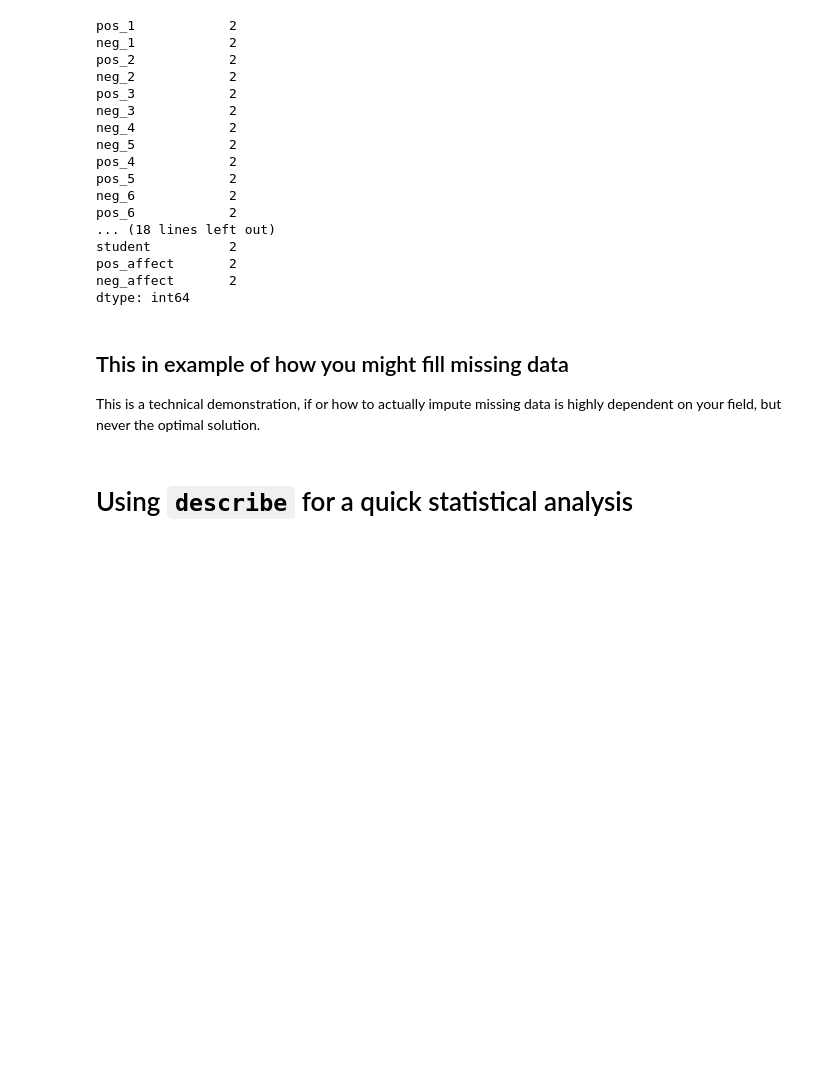
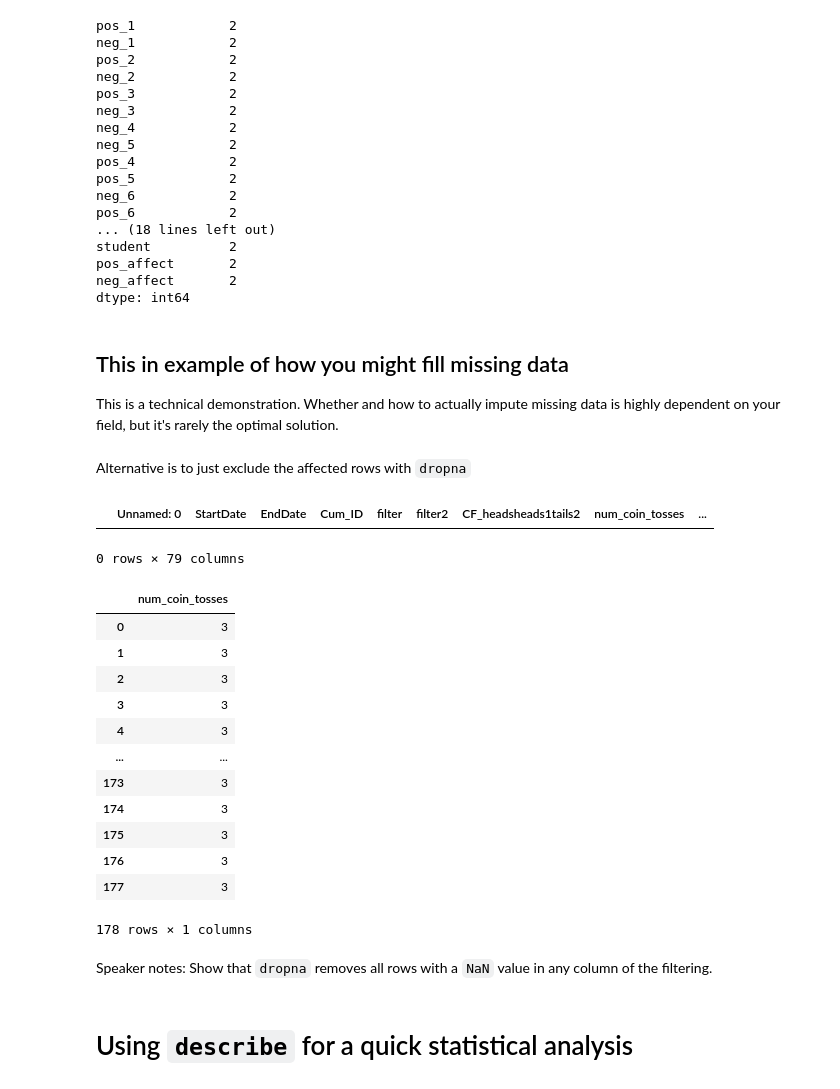
Before and after one commit to Niolon/DataAnalysisPython, a Jupyter notebook: Filled_Course/04_pandas.ipynb, the cells around one changed output. Drawn from its saved outputs; the diff is of its cells as text; code cells hidden in the pictures; blank space fills up the shorter version.

```diff
--- a/Filled_Course/04_pandas.ipynb
+++ b/Filled_Course/04_pandas.ipynb
@@ -353,10 +380,37 @@ neg_affect       2
 dtype: int64
 # %% [markdown]
 ## This in example of how you might fill missing data
-This is a technical demonstration, if or how to actually impute missing data is highly dependent on your field, but never the optimal solution.
+This is a technical demonstration. Whether and how to actually impute missing data is highly dependent on your field, but it's rarely the optimal solution.
 # %%
 # Fill missing numeric values with the median
 df.loc[:, ['age', 'edu']].fillna(df[['age', 'edu']].median(), inplace=True)
+# %% [markdown]
+Alternative is to just exclude the affected rows with `dropna`
+# %%
+# Demonstrate dropna on whole dataset
+df.dropna()
+# %% [output]
+|  | Unnamed: 0 | StartDate | EndDate | Cum_ID | filter | filter2 | CF_headsheads1tails2 | num_coin_tosses | ... |
+0 rows × 79 columns
+# %%
+# Demonstrate dropna on a subset of columns
+df[['num_coin_tosses']].dropna()
+# %% [output]
+|  | num_coin_tosses |
+| 0 | 3 |
+| 1 | 3 |
+| 2 | 3 |
+| 3 | 3 |
+| 4 | 3 |
+| ... | ... |
+| 173 | 3 |
+| 174 | 3 |
+| 175 | 3 |
+| 176 | 3 |
+| 177 | 3 |
+178 rows × 1 columns
+# %% [markdown]
+Speaker notes: Show that `dropna` removes all rows with a `NaN` value in any column of the filtering.
 # %% [markdown]
 # Using `describe` for a quick statistical analysis
 # %%
```
Also changed, not shown: parts of 18 cells of this notebook.
